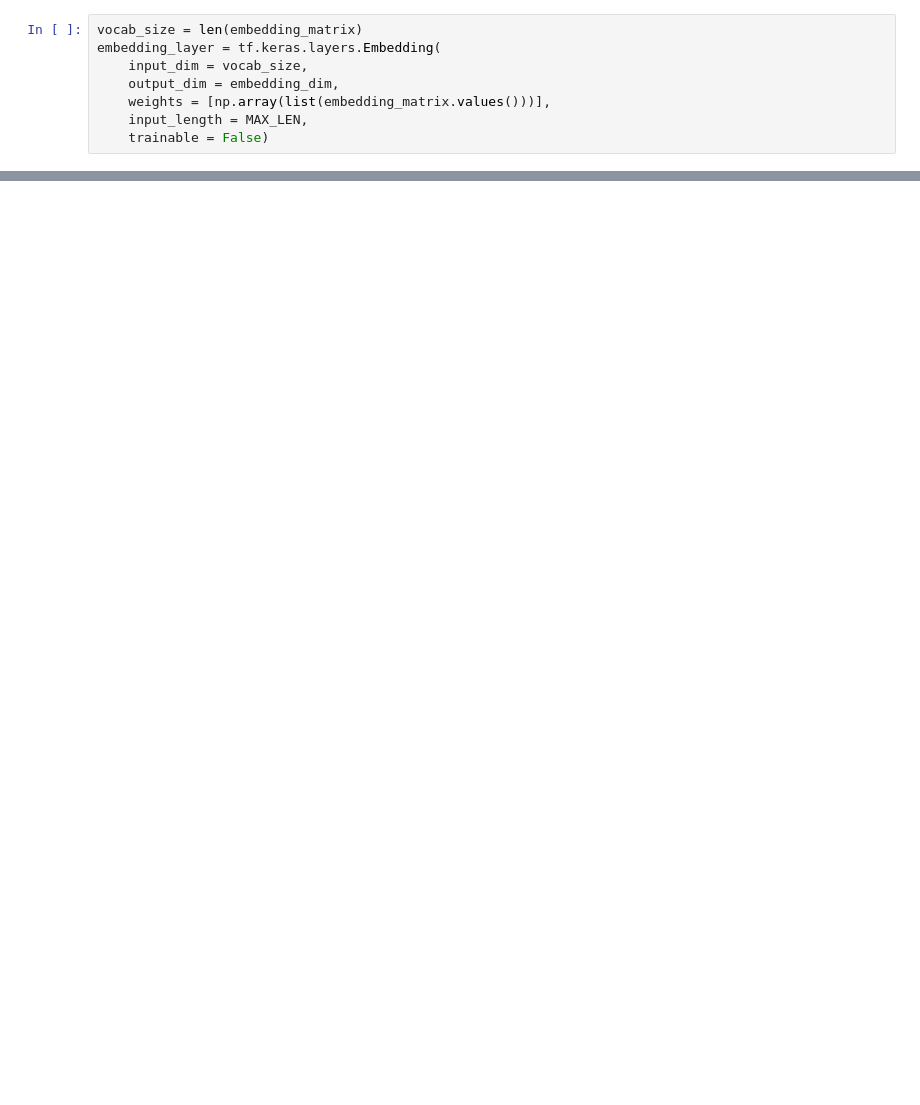
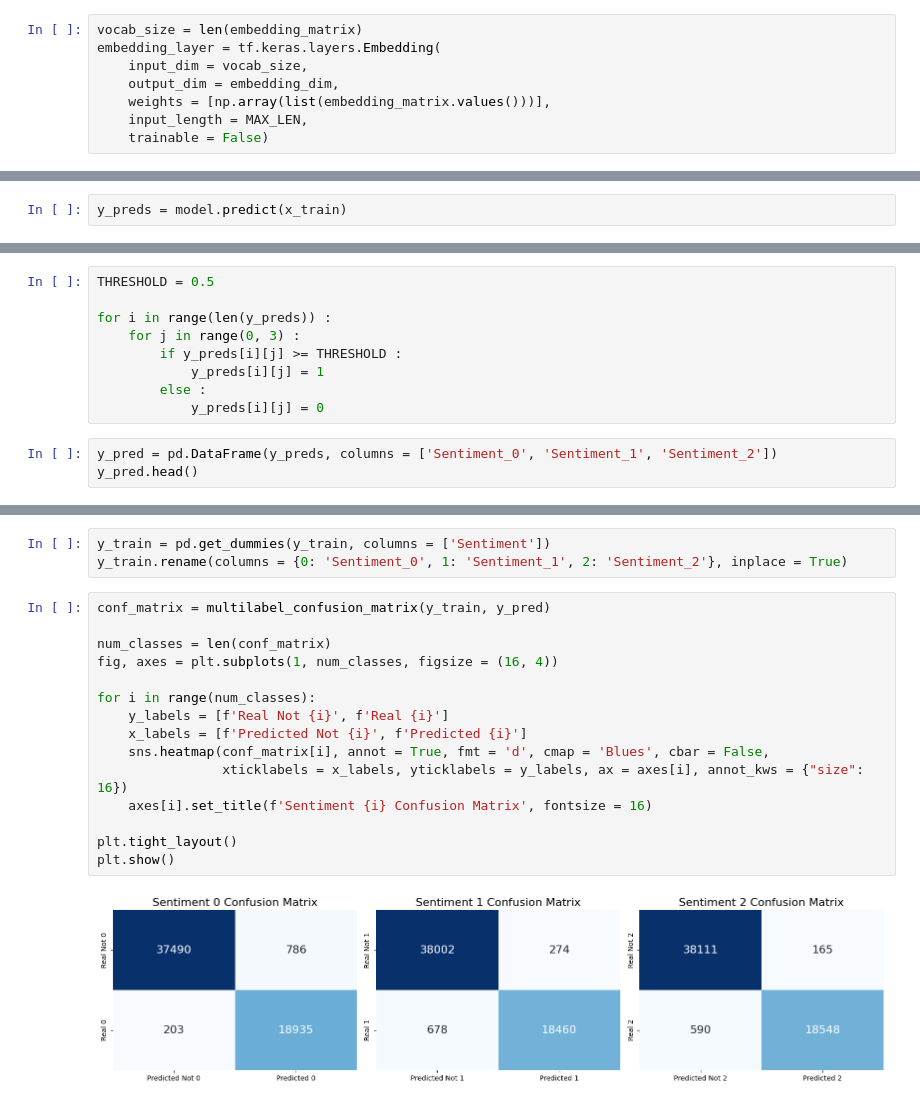
Before and after one commit to Javier1257/TC3007C_DL_Model, a Jupyter notebook: M2_Deep_Learning_Model.ipynb, the cells around one changed output, grey strips where cells are left out. Drawn from its saved outputs; the diff is of its cells as text; blank space fills up the shorter version.

```diff
--- a/M2_Deep_Learning_Model.ipynb
+++ b/M2_Deep_Learning_Model.ipynb
@@ -290,0 +326,2 @@ Epoch 8/10
+# %%
+y_preds = model.predict(x_train)
@@ -290,0 +330,12 @@ Epoch 8/10
+# %%
+THRESHOLD = 0.5
+
+for i in range(len(y_preds)) :
+    for j in range(0, 3) :
+        if y_preds[i][j] >= THRESHOLD :
+            y_preds[i][j] = 1
+        else :
+            y_preds[i][j] = 0
+# %%
+y_pred = pd.DataFrame(y_preds, columns = ['Sentiment_0', 'Sentiment_1', 'Sentiment_2'])
+y_pred.head()
@@ -290,0 +349,20 @@ Epoch 8/10
+# %%
+y_train = pd.get_dummies(y_train, columns = ['Sentiment'])
+y_train.rename(columns = {0: 'Sentiment_0', 1: 'Sentiment_1', 2: 'Sentiment_2'}, inplace = True)
+# %%
+conf_matrix = multilabel_confusion_matrix(y_train, y_pred)
+
+num_classes = len(conf_matrix)
+fig, axes = plt.subplots(1, num_classes, figsize = (16, 4))
+
+for i in range(num_classes):
+    y_labels = [f'Real Not {i}', f'Real {i}']
+    x_labels = [f'Predicted Not {i}', f'Predicted {i}']
+    sns.heatmap(conf_matrix[i], annot = True, fmt = 'd', cmap = 'Blues', cbar = False,
+                xticklabels = x_labels, yticklabels = y_labels, ax = axes[i], annot_kws = {"size": 16})
+    axes[i].set_title(f'Sentiment {i} Confusion Matrix', fontsize = 16)
+
+plt.tight_layout()
+plt.show()
+# %% [output]
+[figure, added]
```
Also changed, not shown: parts of 43 cells of this notebook, 1 other file.
